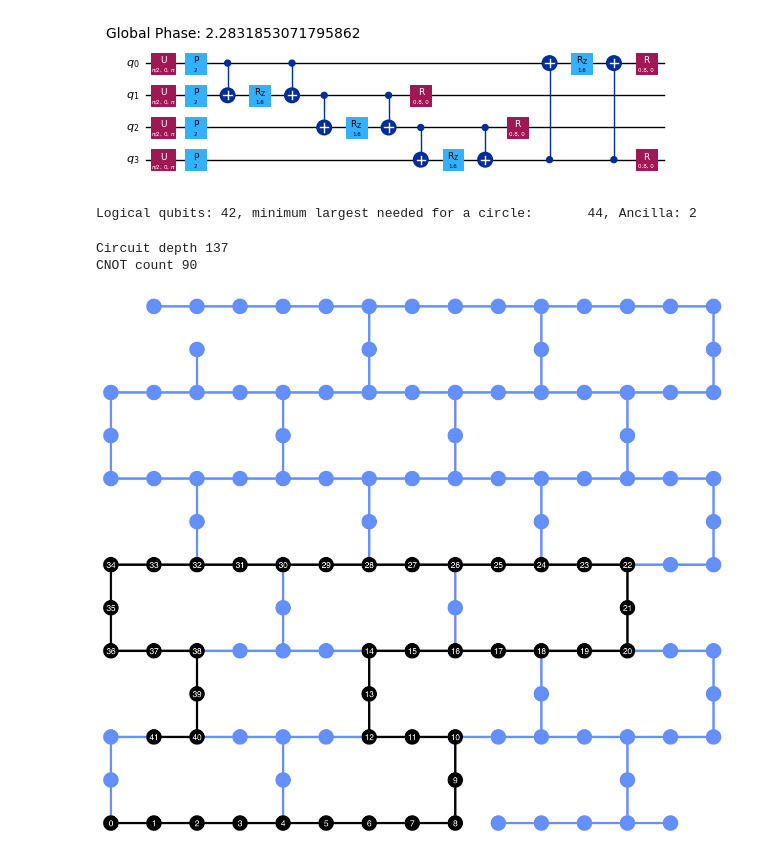
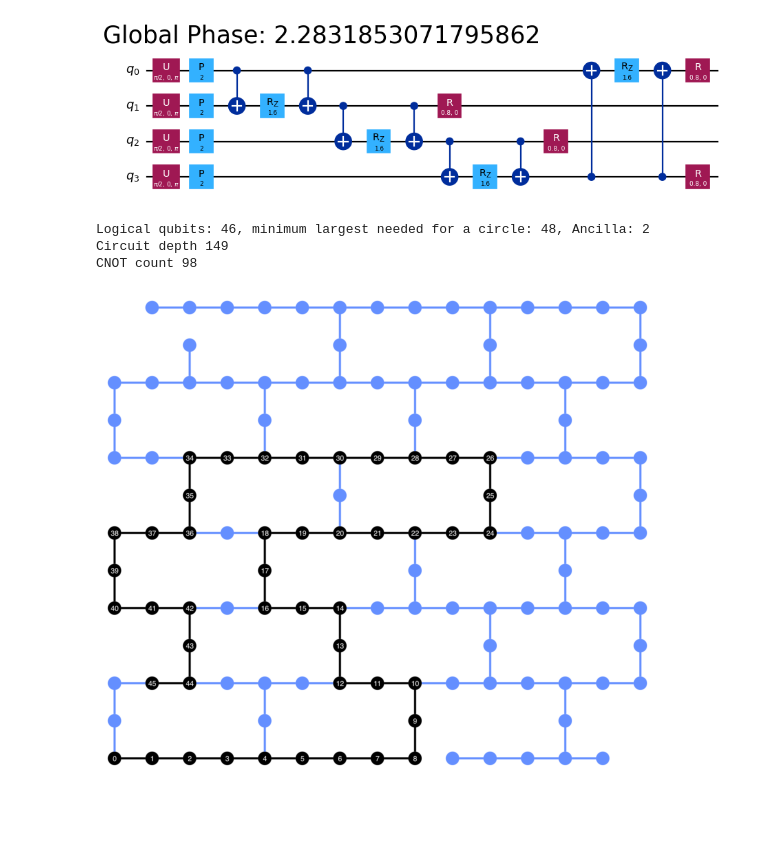
Before and after one commit to rohansrikumar/IBM-qiskit-hackathon-WoQ-2025, a Jupyter notebook: adaptive cyclic layout map.ipynb, the cells around one changed output. Drawn from its saved outputs; the diff is of its cells as text; code cells hidden in the pictures; blank space fills up the shorter version.

```diff
--- a/adaptive cyclic layout map.ipynb
+++ b/adaptive cyclic layout map.ipynb
@@ -235,54 +275,55 @@ def qaoa_ising_periodic(n, gamma, beta,h=1):
 
 
 # Example ising chain parameters
-n = 4  # Logical problem size
+n = 4  # example problem size
 gamma = 0.8
 beta = 0.4
 
 # Create QAOA for the given ising chain Circuit
 qc = qaoa_ising_periodic(n, gamma, beta).decompose()
-qc.draw('mpl',scale=0.5)
+qc.draw('mpl',scale=0.8)
 # %% [output]
-[figure, old version]
+[figure, new version]
 # %%
 # We use a fake backend for demonstration
 backend = fk.FakeWashingtonV2()
 # Coupling map of qubits for the given backend hardware
 cm = CouplingMap(backend.configuration().coupling_map)
 
 
 #The quantum circuit for the QAOA is defined
 #Example ising chain parameters
-n = 42  # Logical problem size
+n = 46
 gamma = 0.8
 beta = 0.4
 qc_qaoa= qaoa_ising_periodic(n, gamma, beta).decompose()
 
 #Determine layout and qubits
 required_qubits, ancilla_count = adaptive_ring_layout(n, cm)
-print(f"Logical qubits: {n}, minimum largest needed for a circle:\
-       {required_qubits}, Ancilla: {ancilla_count}")
+print(f"Logical qubits: {n}, minimum largest needed for a circle: {required_qubits}, Ancilla: {ancilla_count}")
 
 #obtain cycle-graph with circuit+ancilla qubits
 cycle = find_best_cycle(cm, required_qubits)
 
 #Map only till n (number of logical qubits), not the total qubits with ancilla
 layout_dict = {qc_qaoa.qubits[i]: cycle[i] for i in range(n)}
 layout_qaoa = Layout(layout_dict)
 pass_manager = generate_preset_pass_manager(
         optimization_level=3,
         backend=backend,
-        initial_layout=layout_qaoa,
-        coupling_map=cm)
+        initial_layout=layout_qaoa)
+        #coupling_map=cm)
 
 transpiled_circ_qaoa = pass_manager.run(qc_qaoa)
 
 print("Circuit depth",transpiled_circ_qaoa.depth())
 print("CNOT count",transpiled_circ_qaoa.count_ops().get("cx", 0))
-plot_circuit_layout(transpiled_circ_qaoa, backend)
+fig_qaoa  = plot_circuit_layout(transpiled_circ_qaoa, backend)
+fig_qaoa.set_size_inches(7, 9)
+fig_qaoa
 # %% [output]
-Logical qubits: 42, minimum largest needed for a circle:       44, Ancilla: 2
+Logical qubits: 46, minimum largest needed for a circle: 48, Ancilla: 2
+Circuit depth 149
+CNOT count 98
-Circuit depth 137
-CNOT count 90
-[figure, old version]
+[figure, new version]
 # %% [markdown]
```
Also changed, not shown: parts of 15 cells of this notebook.
